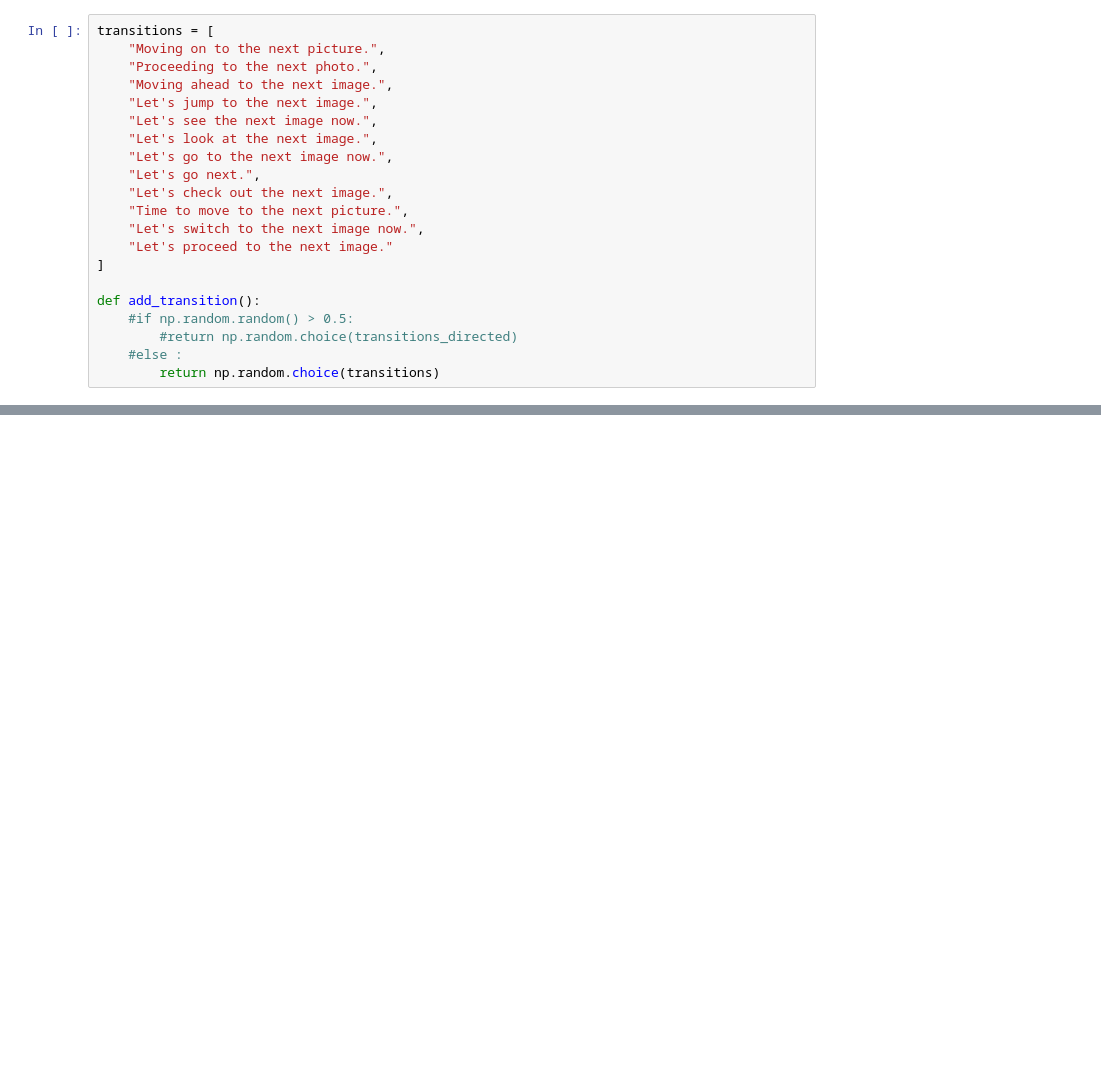
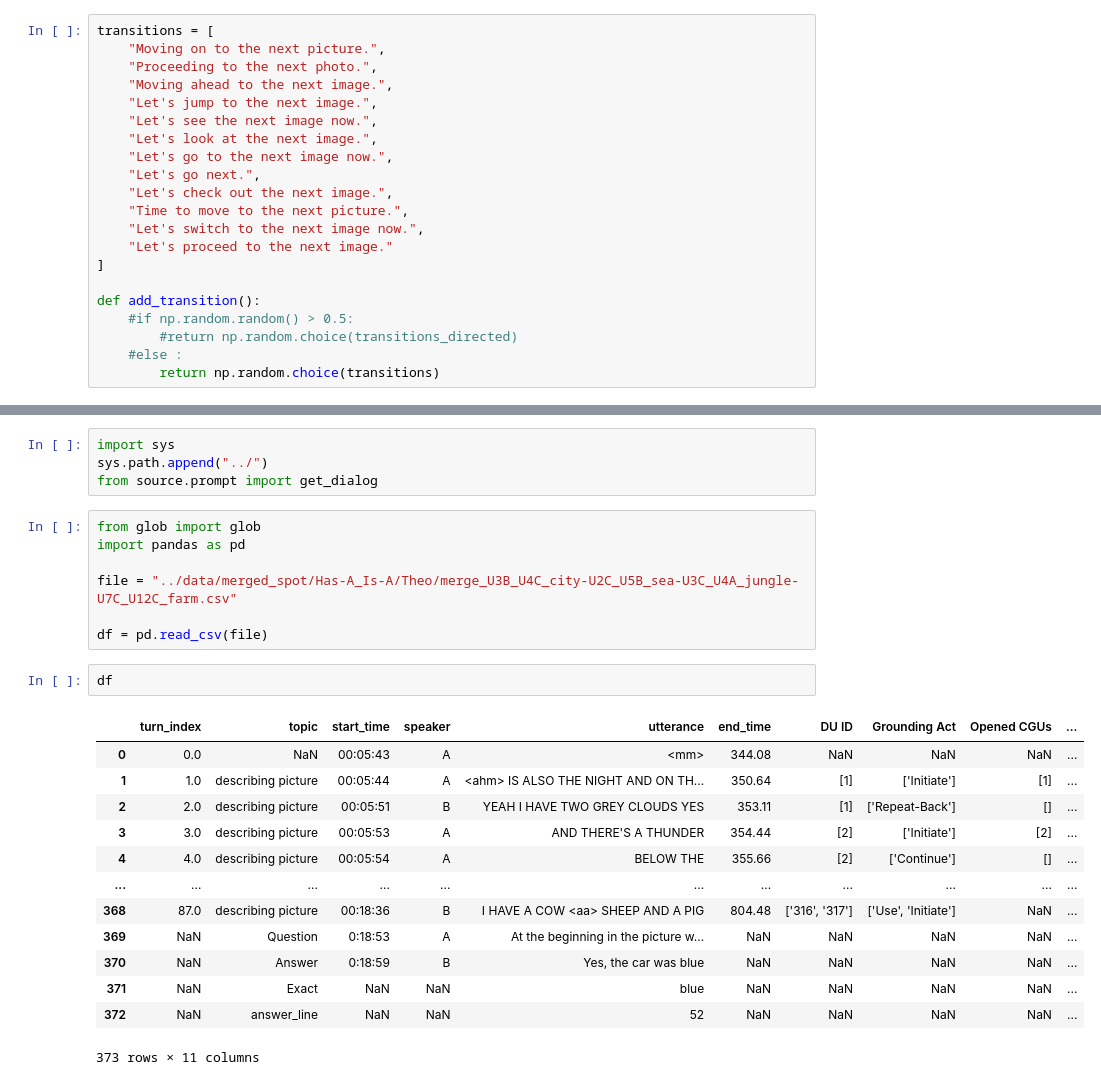
Before and after one commit to biswesh456/Representation-and-storage-of-grounded-information, a Jupyter notebook: preprocessing/merge_spot.ipynb, the cells around one changed output, grey strips where cells are left out. Cells and saved outputs as stored; diff of their text form; blank space fills up the shorter version.

```diff
--- a/preprocessing/merge_spot.ipynb
+++ b/preprocessing/merge_spot.ipynb
@@ -128,0 +174,27 @@ datatest = combine_spot(4,150)
+# %%
+import sys
+sys.path.append("../")
+from source.prompt import get_dialog
+# %%
+from glob import glob
+import pandas as pd
+
+file = "../data/merged_spot/Has-A_Is-A/Theo/merge_U3B_U4C_city-U2C_U5B_sea-U3C_U4A_jungle-U7C_U12C_farm.csv"
+
+df = pd.read_csv(file)
+# %%
+df
+# %% [output]
+|  | turn_index | topic | start_time | speaker | utterance | end_time | DU ID | Grounding Act | Opened CGUs | ... |
+| 0 | 0.0 | NaN | 00:05:43 | A | <mm> | 344.08 | NaN | NaN | NaN | ... |
+| 1 | 1.0 | describing picture | 00:05:44 | A | <ahm> IS ALSO THE NIGHT AND ON TH... | 350.64 | [1] | ['Initiate'] | [1] | ... |
+| 2 | 2.0 | describing picture | 00:05:51 | B | YEAH I HAVE TWO GREY CLOUDS YES | 353.11 | [1] | ['Repeat-Back'] | [] | ... |
+| 3 | 3.0 | describing picture | 00:05:53 | A | AND THERE'S A THUNDER | 354.44 | [2] | ['Initiate'] | [2] | ... |
+| 4 | 4.0 | describing picture | 00:05:54 | A | BELOW THE | 355.66 | [2] | ['Continue'] | [] | ... |
+| ... | ... | ... | ... | ... | ... | ... | ... | ... | ... | ... |
+| 368 | 87.0 | describing picture | 00:18:36 | B | I HAVE A COW <aa> SHEEP AND A PIG | 804.48 | ['316', '317'] | ['Use', 'Initiate'] | NaN | ... |
+| 369 | NaN | Question | 0:18:53 | A | At the beginning in the picture w... | NaN | NaN | NaN | NaN | ... |
+| 370 | NaN | Answer | 0:18:59 | B | Yes, the car was blue | NaN | NaN | NaN | NaN | ... |
+| 371 | NaN | Exact | NaN | NaN | blue | NaN | NaN | NaN | NaN | ... |
+| 372 | NaN | answer_line | NaN | NaN | 52 | NaN | NaN | NaN | NaN | ... |
+373 rows × 11 columns
```
Also changed, not shown: parts of 6 cells of this notebook, 16 other files.
